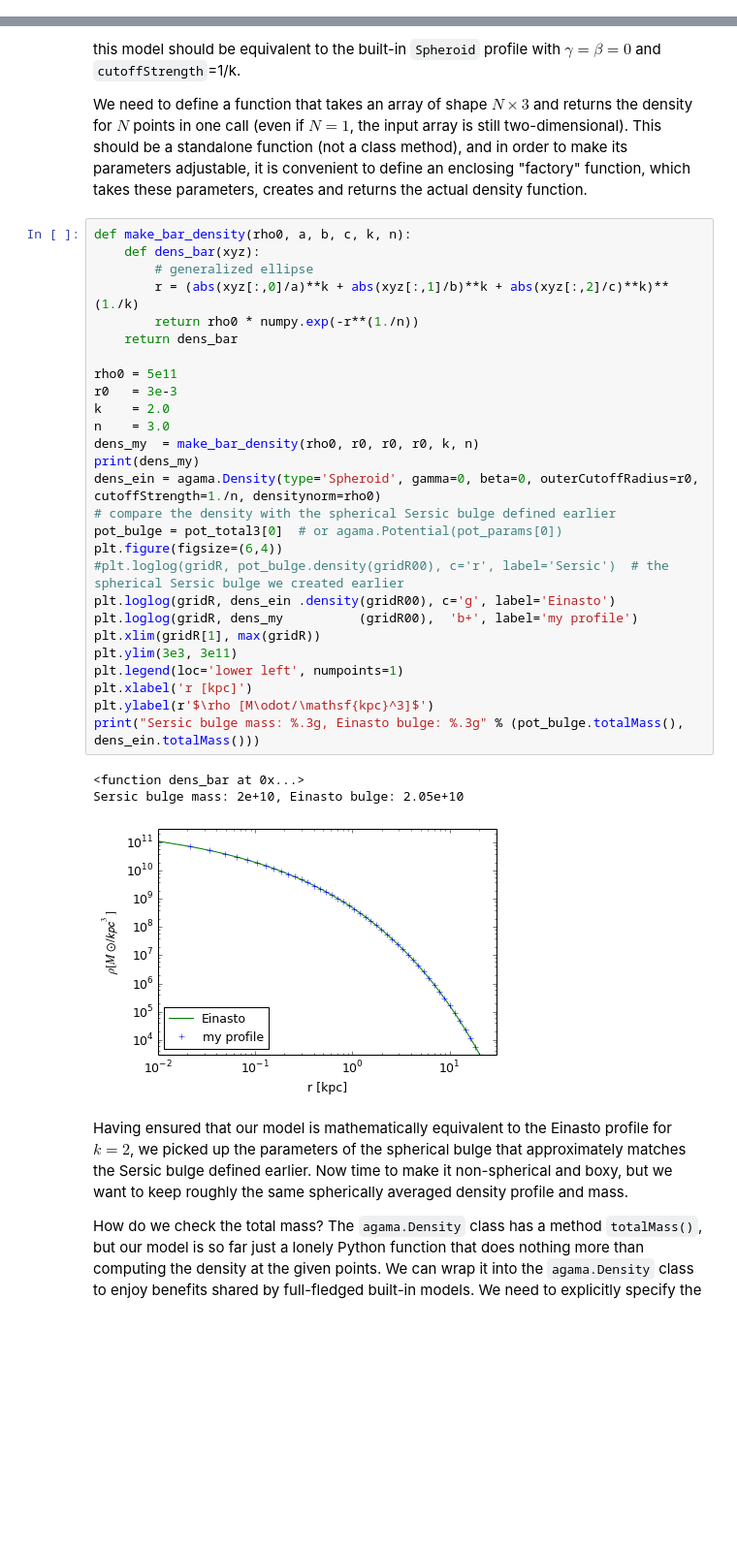
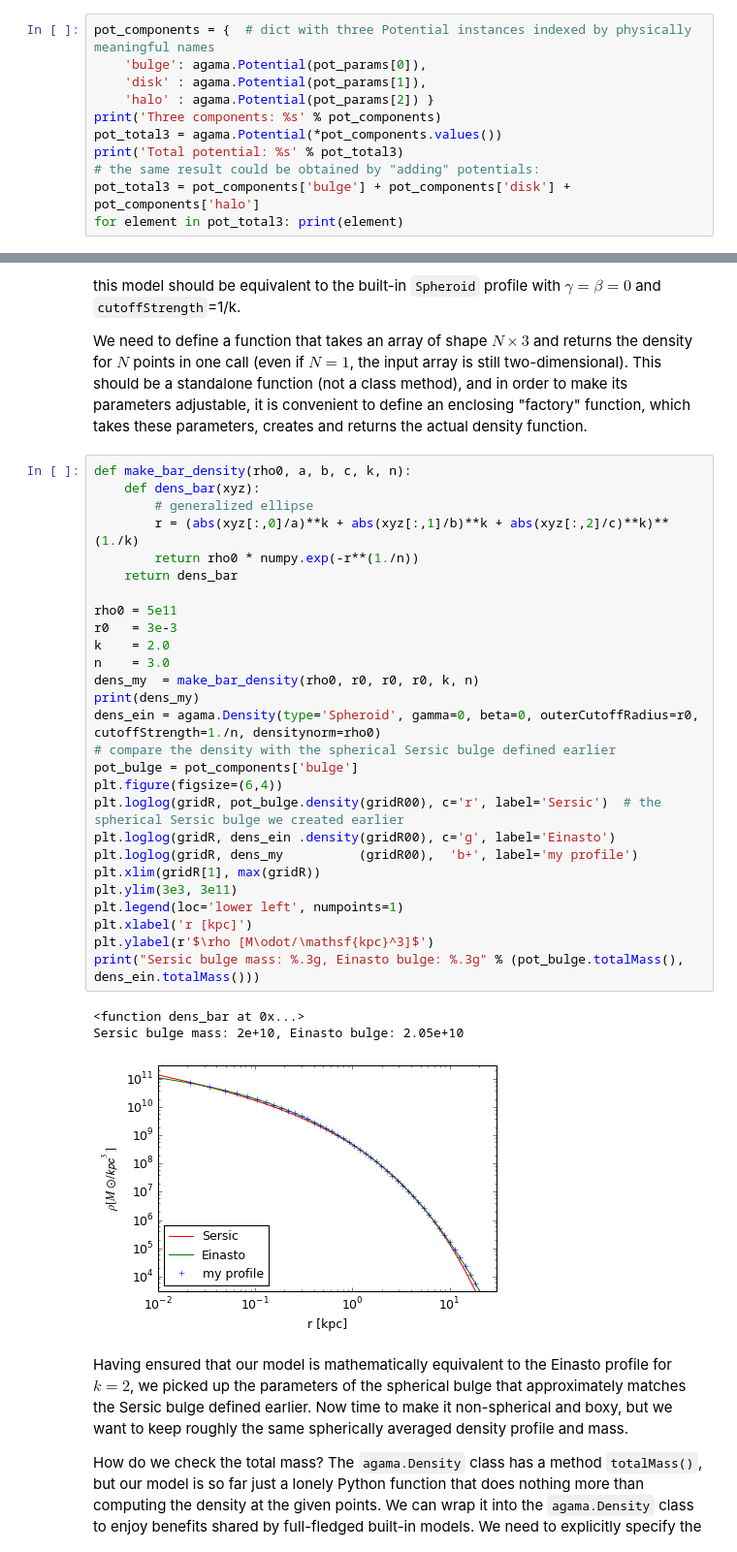
Before and after one commit to GalacticDynamics-Oxford/Agama, a Jupyter notebook: py/tutorial_potential_orbits.ipynb, the cells around one changed output, grey strips where cells are left out. Shown at 97% size. Saved outputs shown, nothing was run; the diff lists cells and outputs as text; blank space fills up the shorter version.

```diff
--- a/py/tutorial_potential_orbits.ipynb
+++ b/py/tutorial_potential_orbits.ipynb
@@ -180,0 +176,11 @@ CompositePotential{ Multipole, CompositePotential{ DiskAnsatz, Multipole }, Mult
+# %%
+pot_components = {  # dict with three Potential instances indexed by physically meaningful names
+    'bulge': agama.Potential(pot_params[0]),
+    'disk' : agama.Potential(pot_params[1]),
+    'halo' : agama.Potential(pot_params[2]) }
+print('Three components: %s' % pot_components)
+pot_total3 = agama.Potential(*pot_components.values())
+print('Total potential: %s' % pot_total3)
+# the same result could be obtained by "adding" potentials:
+pot_total3 = pot_components['bulge'] + pot_components['disk'] + pot_components['halo']
+for element in pot_total3: print(element)
@@ -321,34 +334,34 @@ We need to define a function that takes an array of shape $N\times 3$ and return
 # %%
 def make_bar_density(rho0, a, b, c, k, n):
     def dens_bar(xyz):
         # generalized ellipse
         r = (abs(xyz[:,0]/a)**k + abs(xyz[:,1]/b)**k + abs(xyz[:,2]/c)**k)**(1./k)
         return rho0 * numpy.exp(-r**(1./n))
     return dens_bar
 
 rho0 = 5e11
 r0   = 3e-3
 k    = 2.0
 n    = 3.0
 dens_my  = make_bar_density(rho0, r0, r0, r0, k, n)
 print(dens_my)
 dens_ein = agama.Density(type='Spheroid', gamma=0, beta=0, outerCutoffRadius=r0, cutoffStrength=1./n, densitynorm=rho0)
 # compare the density with the spherical Sersic bulge defined earlier
-pot_bulge = pot_total3[0]  # or agama.Potential(pot_params[0])
+pot_bulge = pot_components['bulge']
 plt.figure(figsize=(6,4))
-#plt.loglog(gridR, pot_bulge.density(gridR00), c='r', label='Sersic')  # the spherical Sersic bulge we created earlier
+plt.loglog(gridR, pot_bulge.density(gridR00), c='r', label='Sersic')  # the spherical Sersic bulge we created earlier
 plt.loglog(gridR, dens_ein .density(gridR00), c='g', label='Einasto')
 plt.loglog(gridR, dens_my          (gridR00),  'b+', label='my profile')
 plt.xlim(gridR[1], max(gridR))
 plt.ylim(3e3, 3e11)
 plt.legend(loc='lower left', numpoints=1)
 plt.xlabel('r [kpc]')
 plt.ylabel(r'$\rho [M\odot/\mathsf{kpc}^3]$')
 print("Sersic bulge mass: %.3g, Einasto bulge: %.3g" % (pot_bulge.totalMass(), dens_ein.totalMass()))
 # %% [output]
 <function dens_bar at 0x...>
 Sersic bulge mass: 2e+10, Einasto bulge: 2.05e+10
-[figure, old version]
+[figure, new version]
 # %% [markdown]
 Having ensured that our model is mathematically equivalent to the Einasto profile for $k=2$, we picked up the parameters of the spherical bulge that approximately matches the Sersic bulge defined earlier. Now time to make it non-spherical and boxy, but we want to keep roughly the same spherically averaged density profile and mass.
 
```
Also changed, not shown: parts of 12 cells of this notebook, 24 other files.
